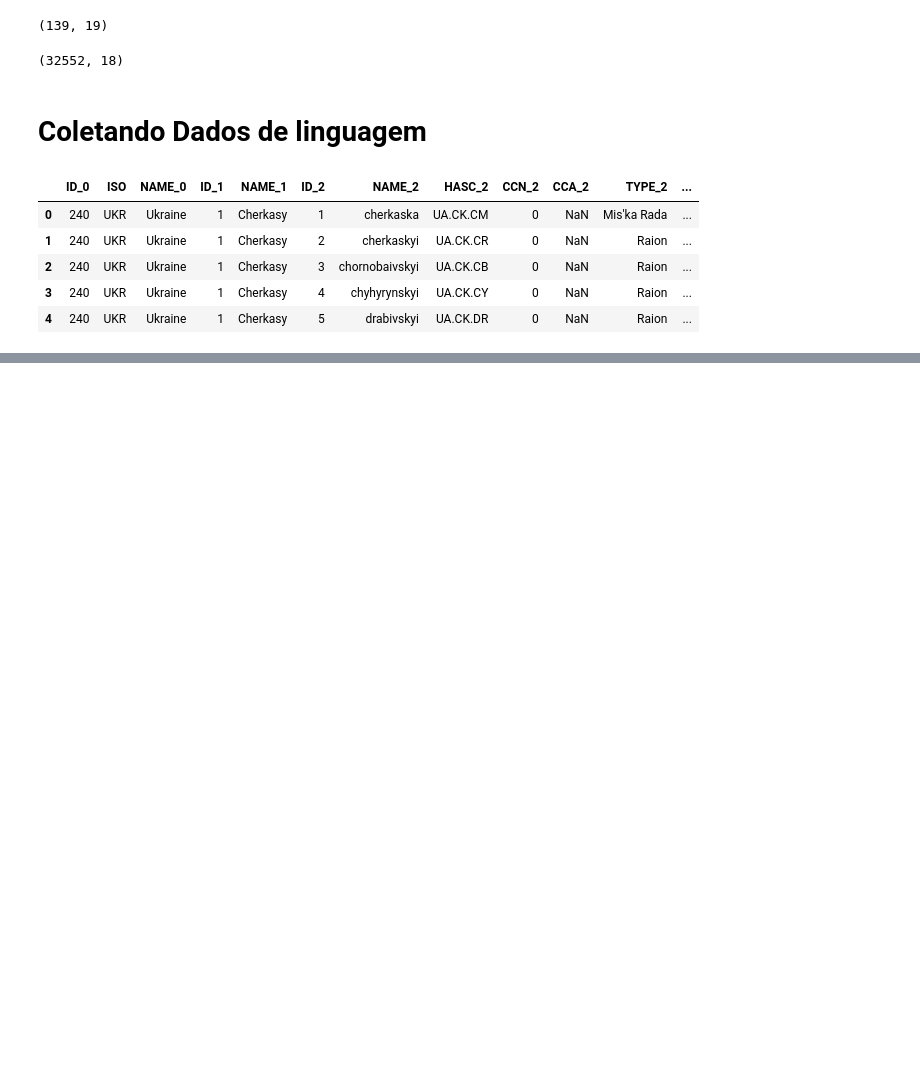
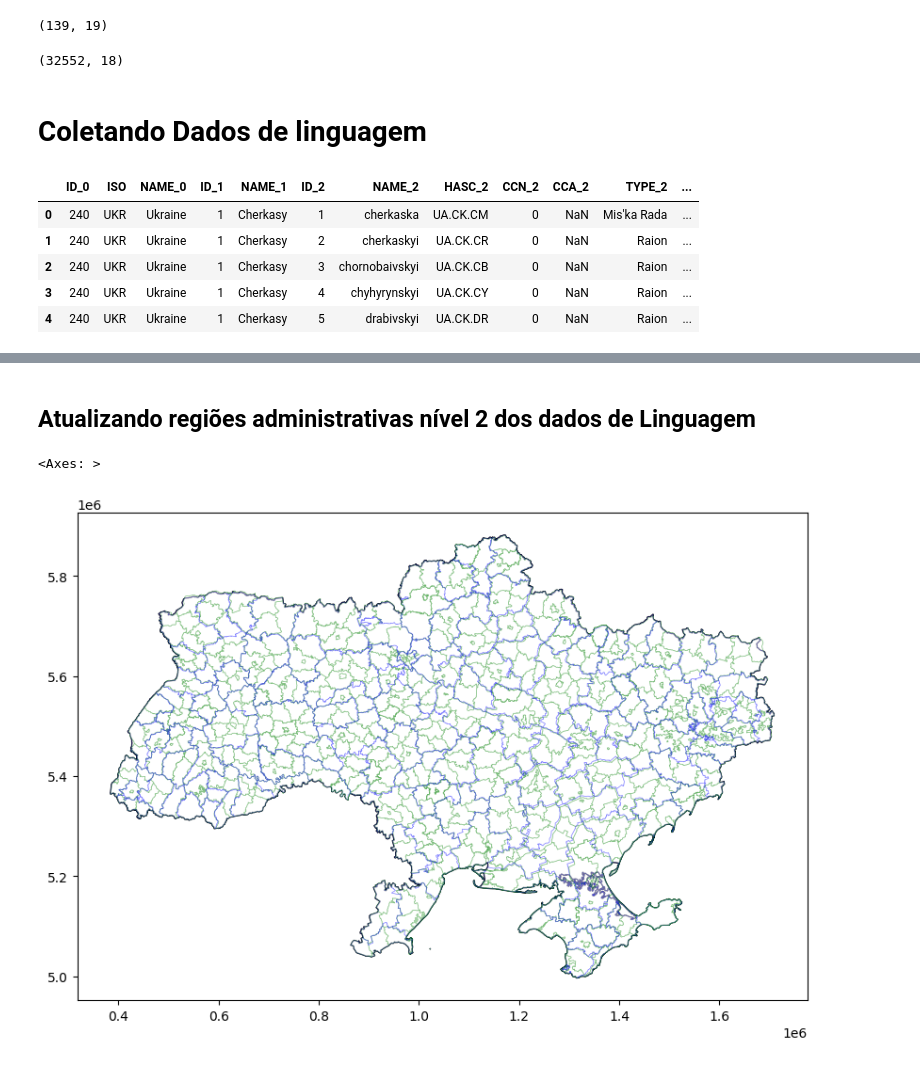
Before and after one commit to fran-janela/georeferenced-information-class, a Jupyter notebook: project/notebooks/project-geo-info.ipynb, the cells around one changed output, grey strips where cells are left out. Saved outputs shown, nothing was run; the diff lists cells and outputs as text; code cells hidden in the pictures; blank space fills up the shorter version.

```diff
--- a/project/notebooks/project-geo-info.ipynb
+++ b/project/notebooks/project-geo-info.ipynb
@@ -333,0 +337,11 @@ plt.show()
+# %% [markdown]
+## Atualizando regiões administrativas nível 2 dos dados de Linguagem
+# %%
+# Plot adm_2 with language data
+fig, ax = plt.subplots(figsize=(10, 10))
+gdf_ukraine_adm_0.plot(ax=ax, color='white', edgecolor='black')
+gdf_ukraine_adm_2_lang_perc.plot(ax=ax,color='white', edgecolor='green', linewidth=0.5, alpha=0.5)
+gdf_ukraine_adm_2.plot(ax=ax, color='white', edgecolor='blue', linewidth=0.5, alpha=0.3)
+# %% [output]
+<Axes: >
+[figure, added]
```
Also changed, not shown: parts of 8 cells of this notebook.
